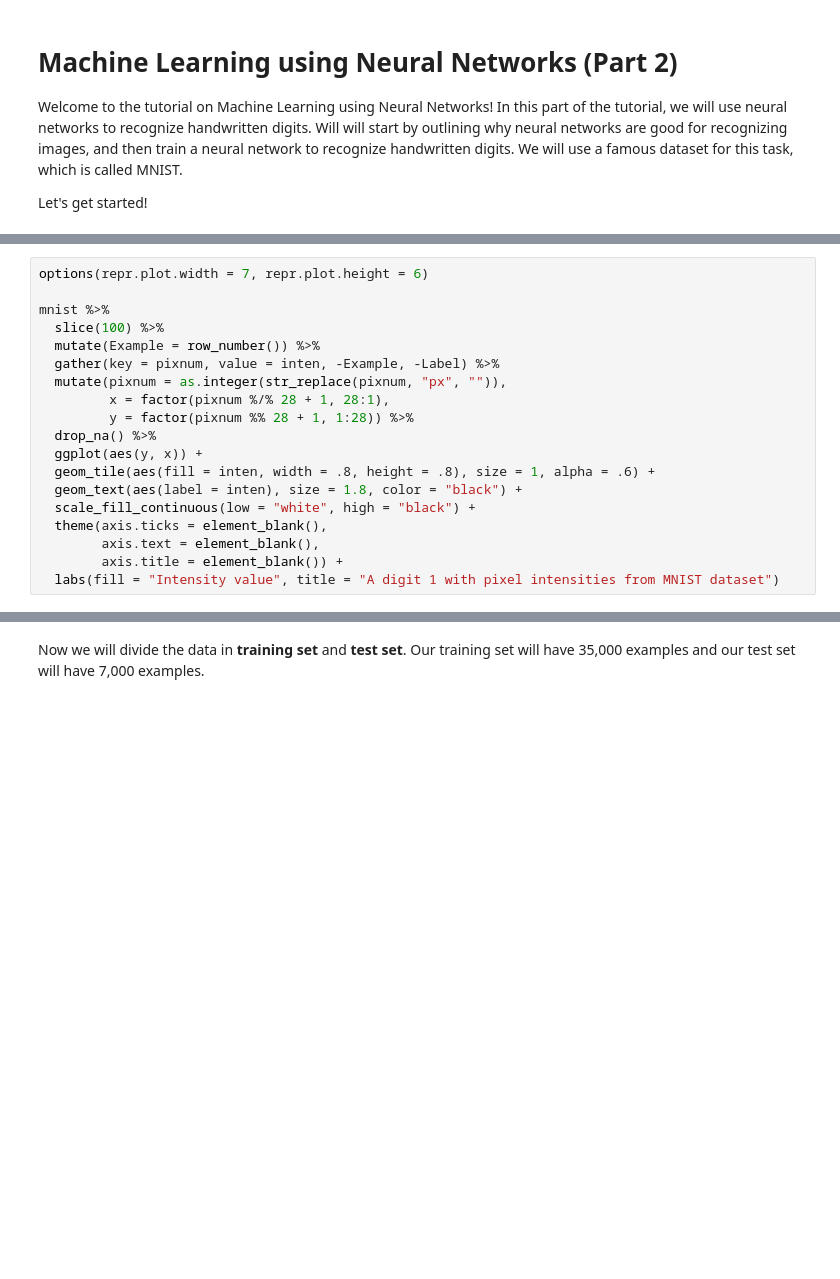
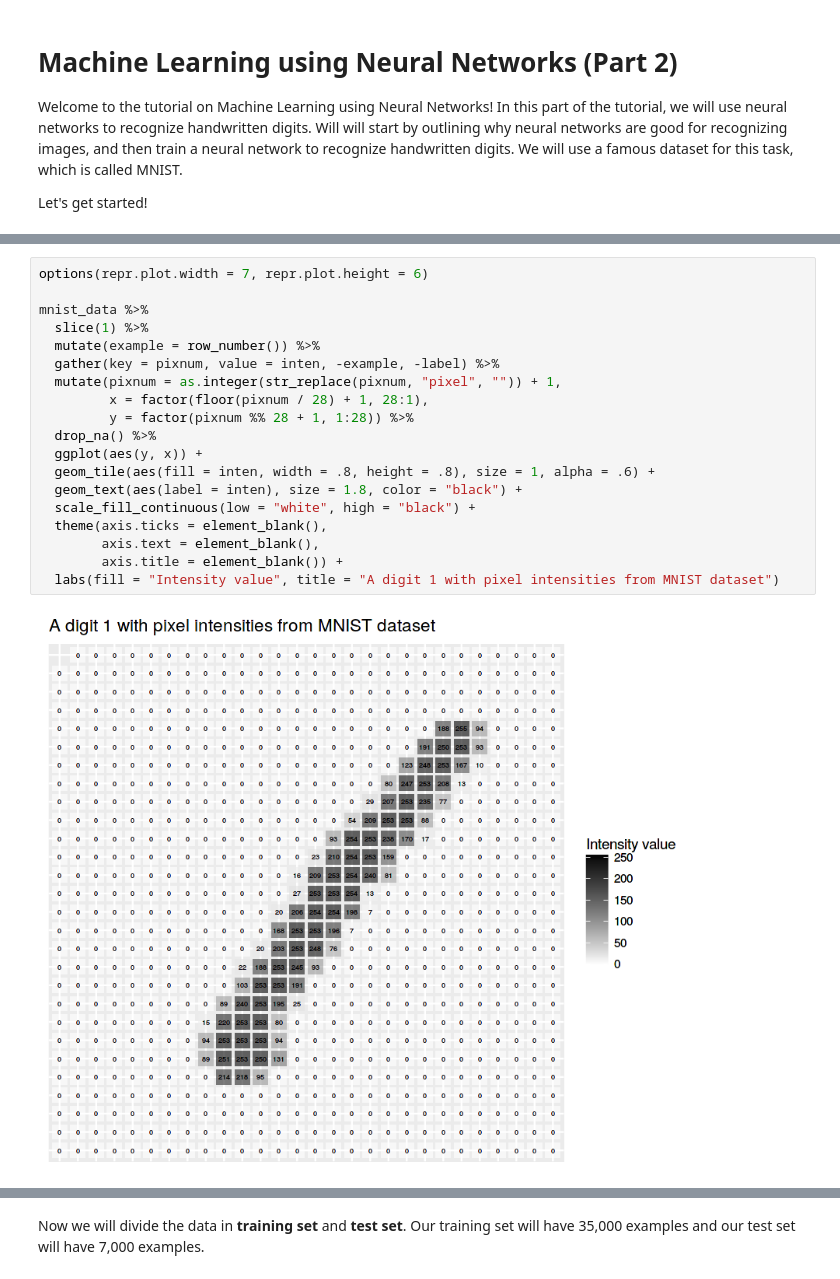
Before and after one commit to azbones/cis503_machine_learning, a Jupyter notebook: neural_networks_mnist_r_part2.ipynb, the cells around one changed output, grey strips where cells are left out. Saved outputs shown, nothing was run; the diff lists cells and outputs as text; blank space fills up the shorter version.

```diff
--- a/neural_networks_mnist_r_part2.ipynb
+++ b/neural_networks_mnist_r_part2.ipynb
@@ -94,22 +108,24 @@ Before we jump further in, you might ask, what do these 784 pixels contain? They
 # %%
 options(repr.plot.width = 7, repr.plot.height = 6)
 
-mnist %>%
-  slice(100) %>%
-  mutate(Example = row_number()) %>%
-  gather(key = pixnum, value = inten, -Example, -Label) %>%
-  mutate(pixnum = as.integer(str_replace(pixnum, "px", "")),
-         x = factor(pixnum %/% 28 + 1, 28:1),
+mnist_data %>%
+  slice(1) %>%
+  mutate(example = row_number()) %>%
+  gather(key = pixnum, value = inten, -example, -label) %>%
+  mutate(pixnum = as.integer(str_replace(pixnum, "pixel", "")) + 1,
+         x = factor(floor(pixnum / 28) + 1, 28:1),
          y = factor(pixnum %% 28 + 1, 1:28)) %>%
   drop_na() %>%
   ggplot(aes(y, x)) +
   geom_tile(aes(fill = inten, width = .8, height = .8), size = 1, alpha = .6) +
   geom_text(aes(label = inten), size = 1.8, color = "black") +
   scale_fill_continuous(low = "white", high = "black") +
   theme(axis.ticks = element_blank(),
         axis.text = element_blank(),
         axis.title = element_blank()) +
   labs(fill = "Intensity value", title = "A digit 1 with pixel intensities from MNIST dataset")
+# %% [output]
+[figure, added]
 # %% [markdown]
 We are going to feed a lot of these images to our neural network, and it will learn characteristics of different digits for us. Then we can use this trained model to make predictions.
 
```
Also changed, not shown: parts of 9 cells of this notebook, 3 other files.
